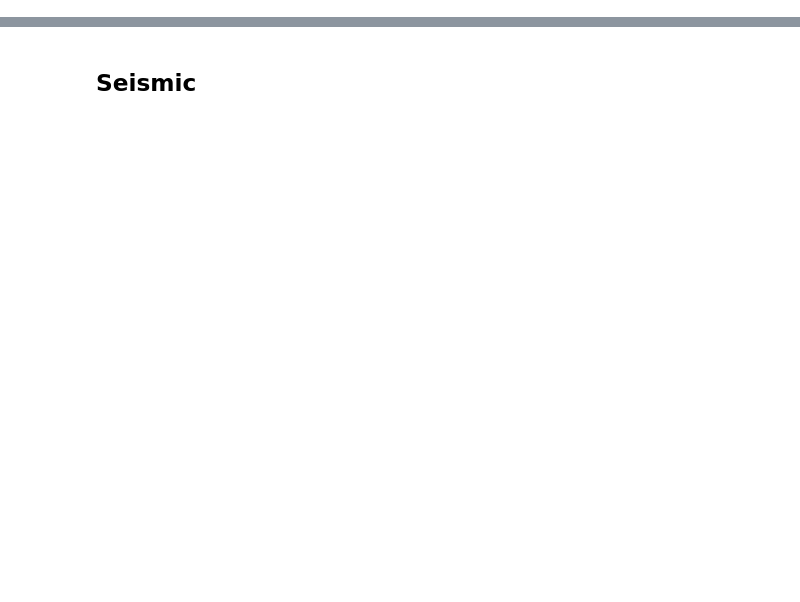
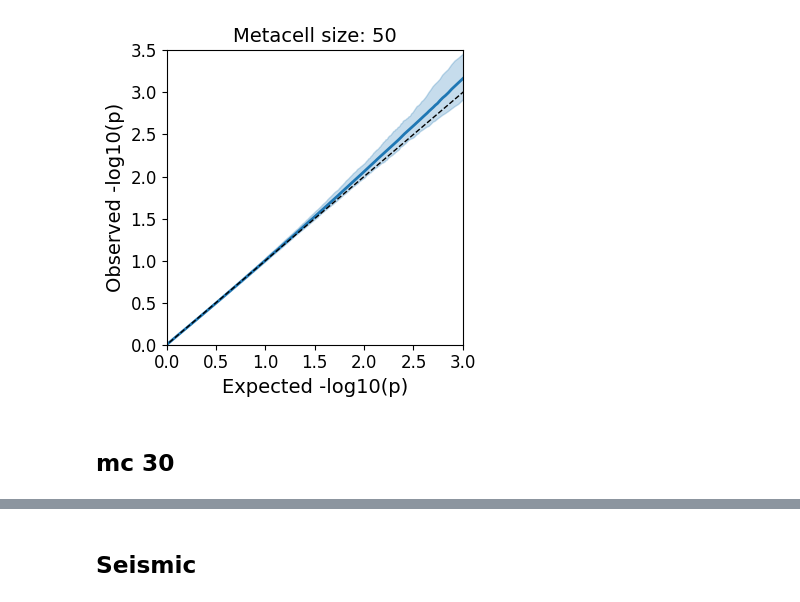
Before and after one commit to krishnanlab/icepop_analysis, a Jupyter notebook: notebook/null_sim.ipynb, the cells around one changed output, grey strips where cells are left out. Cells and saved outputs as stored; diff of their text form; code cells hidden in the pictures; blank space fills up the shorter version.

```diff
--- a/notebook/null_sim.ipynb
+++ b/notebook/null_sim.ipynb
@@ -57,0 +141,15 @@ plt.savefig('../paper/main/icepop_null.pdf')
+# %%
+dfs = []
+files = Path('../results/icepop_null_mc-50').rglob('metacell*.csv')
+files = [str(file) for file in files]
+for file in tqdm(files, total=len(files)):
+    df = pd.read_csv(file, header=0, index_col=0, usecols=["metacell", "p"])
+    dfs.append(df)
+mc_res = pd.concat(dfs, axis=1)
+mc_res = np.asarray(mc_res, np.float32)
+# %%
+plot(mc_res, outfile='../paper/supp/null_icepop_mc-50.pdf', title='Metacell size: 50')
+# %% [output]
+[figure, added]
+# %% [markdown]
+## mc 30
```
Also changed, not shown: parts of 31 cells of this notebook, 15 other files.
